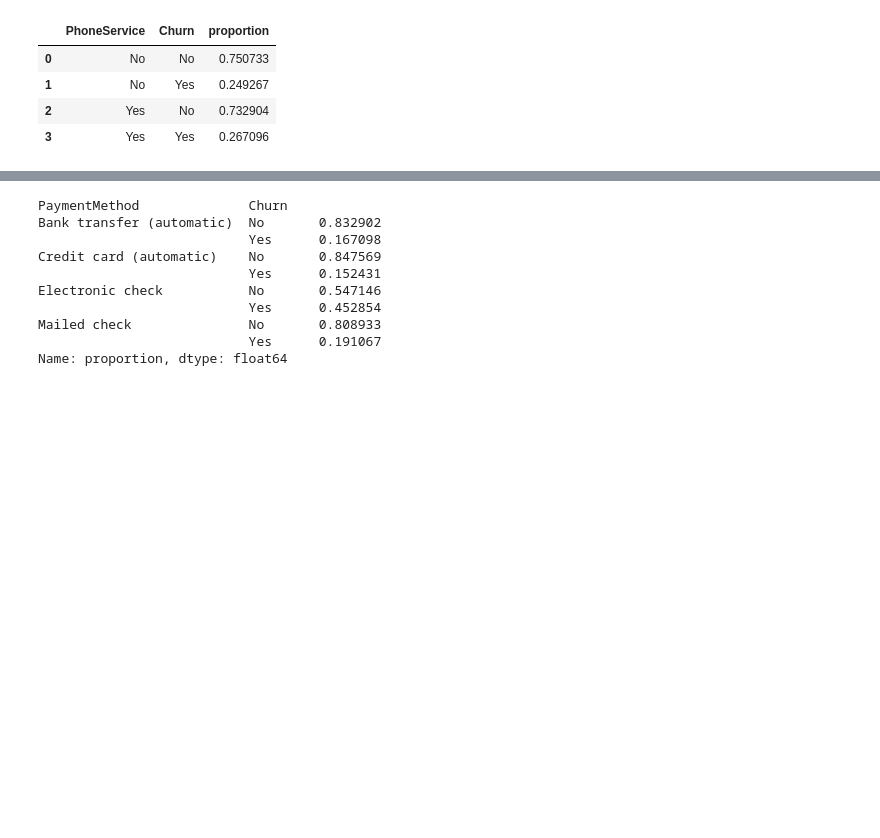
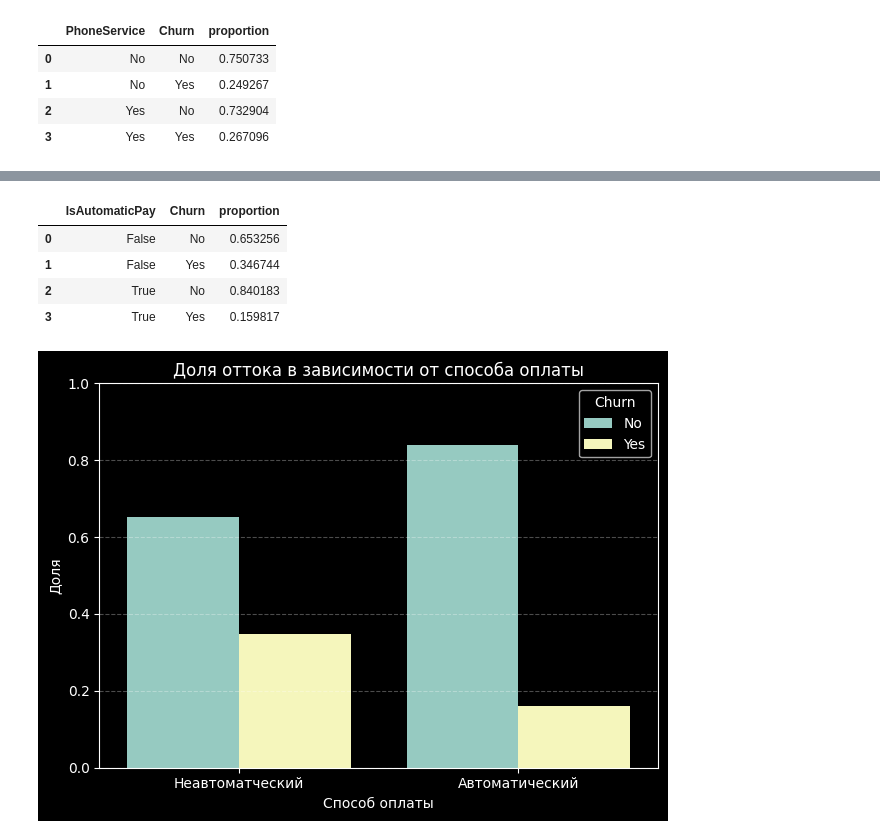
Before and after one commit to KaterinaVZK/Telco-Customer-Churn, a Jupyter notebook: Telco Customer Churn.ipynb, the cells around one changed output, grey strips where cells are left out. Drawn from its saved outputs; the diff is of its cells as text; code cells hidden in the pictures; blank space fills up the shorter version.

```diff
--- a/Telco Customer Churn.ipynb
+++ b/Telco Customer Churn.ipynb
@@ -370,14 +378,21 @@ df.head()
 # %%
-churn_by_paymentmethod = df.groupby('PaymentMethod')['Churn'].value_counts(normalize=True)
+churn_by_paymentmethod = df.groupby('IsAutomaticPay', as_index=False)['Churn'].value_counts(normalize=True)
 churn_by_paymentmethod
 # %% [output]
-PaymentMethod              Churn
-Bank transfer (automatic)  No       0.832902
-                           Yes      0.167098
-Credit card (automatic)    No       0.847569
-                           Yes      0.152431
-Electronic check           No       0.547146
-                           Yes      0.452854
-Mailed check               No       0.808933
-                           Yes      0.191067
-Name: proportion, dtype: float64
+|  | IsAutomaticPay | Churn | proportion |
+| 0 | False | No | 0.653256 |
+| 1 | False | Yes | 0.346744 |
+| 2 | True | No | 0.840183 |
+| 3 | True | Yes | 0.159817 |
+# %%
+sns.barplot(data=churn_by_paymentmethod, x='IsAutomaticPay', y='proportion', hue='Churn')
+plt.grid(axis='y', linestyle='--', alpha=0.3)
+plt.title('Доля оттока в зависимости от способа оплаты')
+plt.xlabel('Способ оплаты')
+plt.xticks([0, 1], ['Неавтоматческий', 'Автоматический'])
+plt.ylabel('Доля')
+plt.ylim(0, 1)
+plt.grid(axis='y', linestyle='--', alpha=0.3)
+plt.tight_layout()
+# %% [output]
+[figure, added]
```
Also changed, not shown: parts of 15 cells of this notebook.
